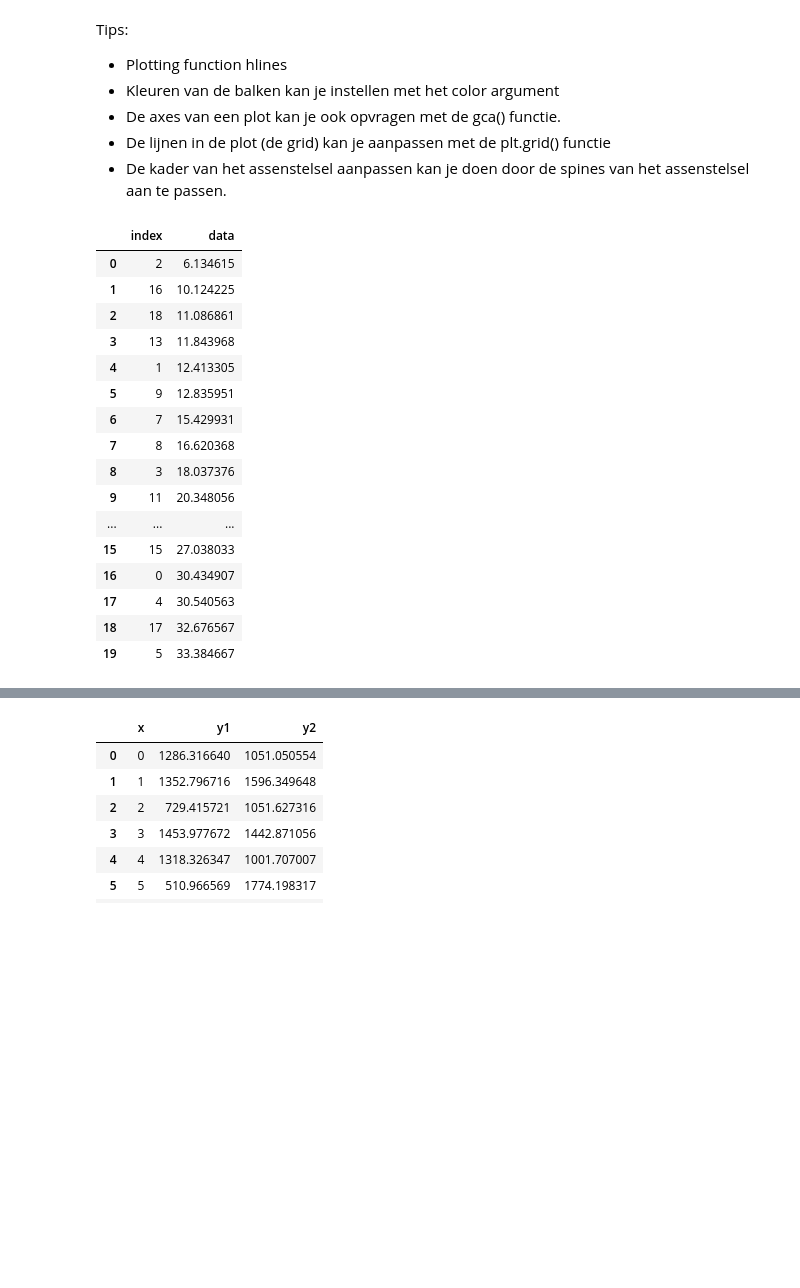
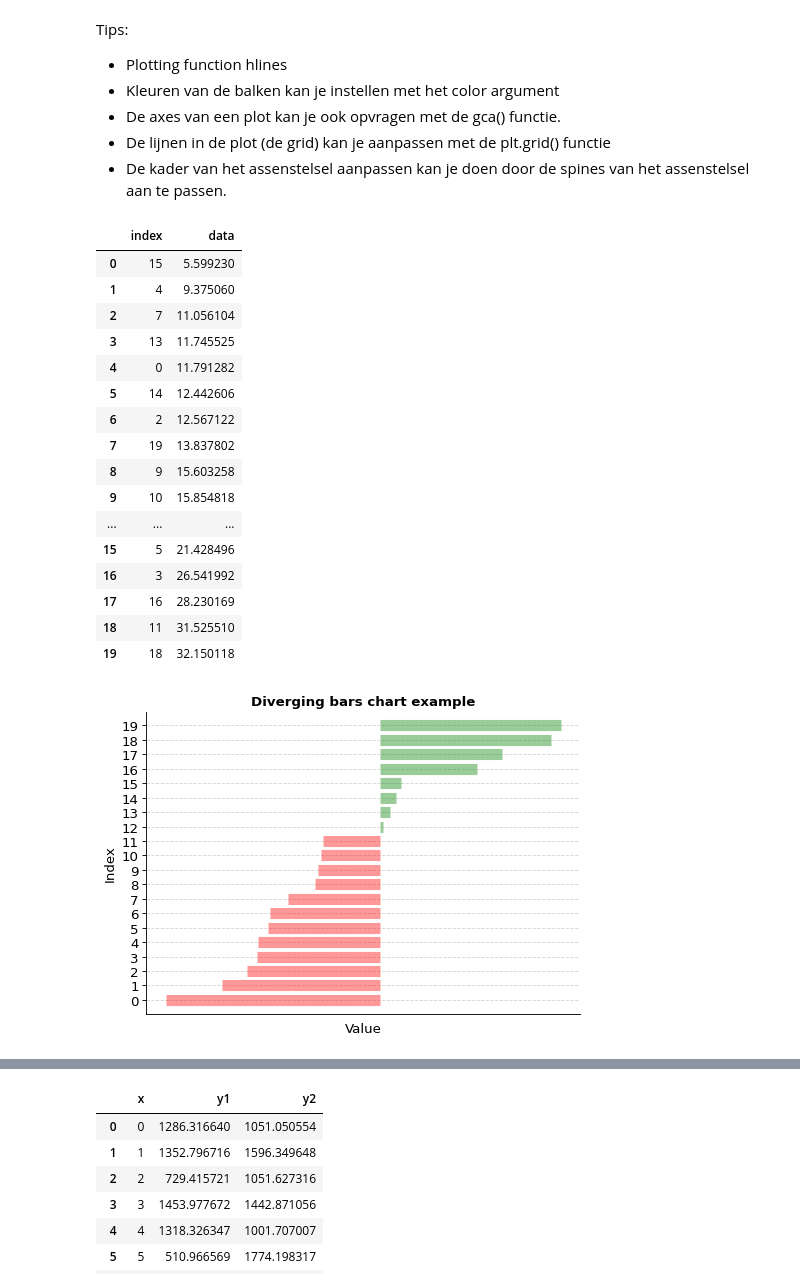
Before and after one commit to OdiseeDataScience2223/Leerstof, a Jupyter notebook: Week 5/DataVisualisation.ipynb, the cells around one changed output, grey strips where cells are left out. Drawn from its saved outputs; the diff is of its cells as text; code cells hidden in the pictures; blank space fills up the shorter version.

Commit message:
einde deel visualisaties

```diff
--- a/Week 5/DataVisualisation.ipynb
+++ b/Week 5/DataVisualisation.ipynb
@@ -28,27 +28,47 @@ Tips:
 # %%
 # aanmaken van data
 df = pd.DataFrame({"data":np.random.random(size=20)*30+5}) # create random dataframe between 5 and 35
 df.sort_values("data", inplace = True) # sorteer by value
 df.reset_index(inplace=True) # reset index to ensure index not sorted
-df
+display(df)
+
+plt.figure(figsize=(7,5), dpi=80)    # dots per inch geeft info over de resolutie
+#plt.hlines(y=df.index, xmin=20, xmax=df.data, linewidth=10)
+
+# voeg de kleuren toe
+colors = ['green' if x>20 else 'red' for x in df.data]
+plt.hlines(y=df.index, xmin=20, xmax=df.data, linewidth=10, colors=colors, alpha = 0.4)
+
+plt.title('Diverging bars chart example', fontdict={ 'size':12, "weight":'bold'})
+plt.gca().set_xlabel("Value", fontsize=12)
+plt.gca().set_ylabel("Index", fontsize=12)  #gca -> vraag de axes op van de figuur
+
+plt.xticks([])
+plt.yticks(range(len(df)), df.index, fontsize=12)       # range(len(df)) == df.index hier
+
+# grid aanpassen
+plt.grid(linestyle='--', alpha=0.5)
+plt.gca().spines["top"].set_visible(False)
+plt.gca().spines["right"].set_visible(False)
 # %% [output]
 |  | index | data |
-| 0 | 2 | 6.134615 |
-| 1 | 16 | 10.124225 |
-| 2 | 18 | 11.086861 |
-| 3 | 13 | 11.843968 |
-| 4 | 1 | 12.413305 |
-| 5 | 9 | 12.835951 |
-| 6 | 7 | 15.429931 |
-| 7 | 8 | 16.620368 |
-| 8 | 3 | 18.037376 |
-| 9 | 11 | 20.348056 |
+| 0 | 15 | 5.599230 |
+| 1 | 4 | 9.375060 |
+| 2 | 7 | 11.056104 |
+| 3 | 13 | 11.745525 |
+| 4 | 0 | 11.791282 |
+| 5 | 14 | 12.442606 |
+| 6 | 2 | 12.567122 |
+| 7 | 19 | 13.837802 |
+| 8 | 9 | 15.603258 |
+| 9 | 10 | 15.854818 |
 | ... | ... | ... |
-| 15 | 15 | 27.038033 |
-| 16 | 0 | 30.434907 |
-| 17 | 4 | 30.540563 |
-| 18 | 17 | 32.676567 |
-| 19 | 5 | 33.384667 |
+| 15 | 5 | 21.428496 |
+| 16 | 3 | 26.541992 |
+| 17 | 16 | 28.230169 |
+| 18 | 11 | 31.525510 |
+| 19 | 18 | 32.150118 |
+[figure, added]
 # %% [markdown]
 ### Bar diverging stacked
 
```
Also changed, not shown: parts of 9 cells of this notebook.
